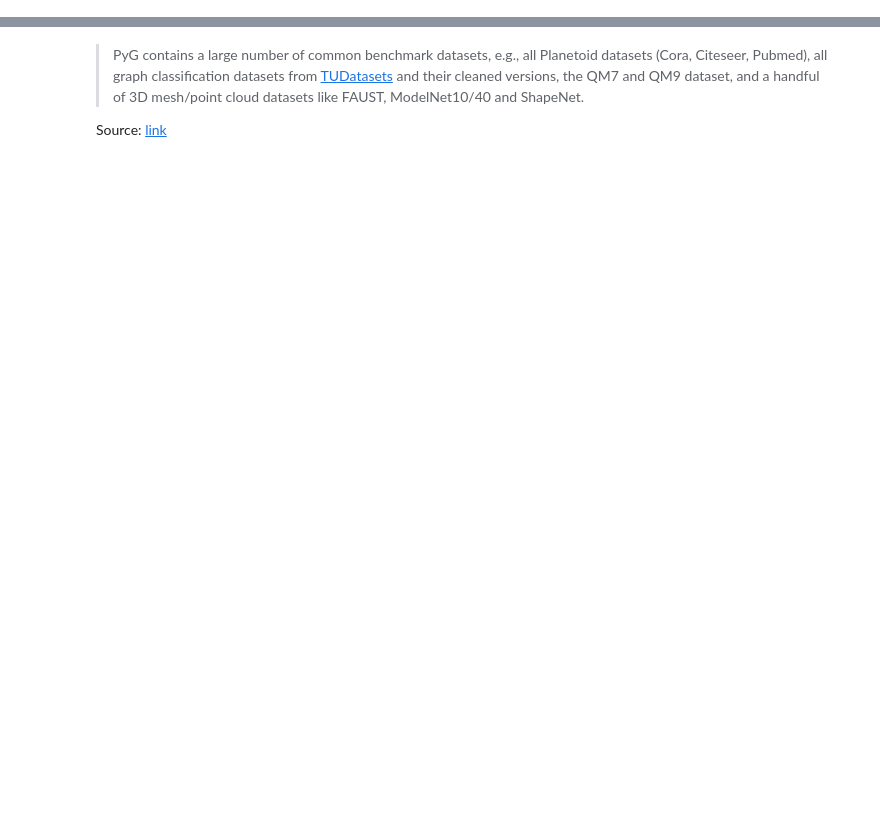
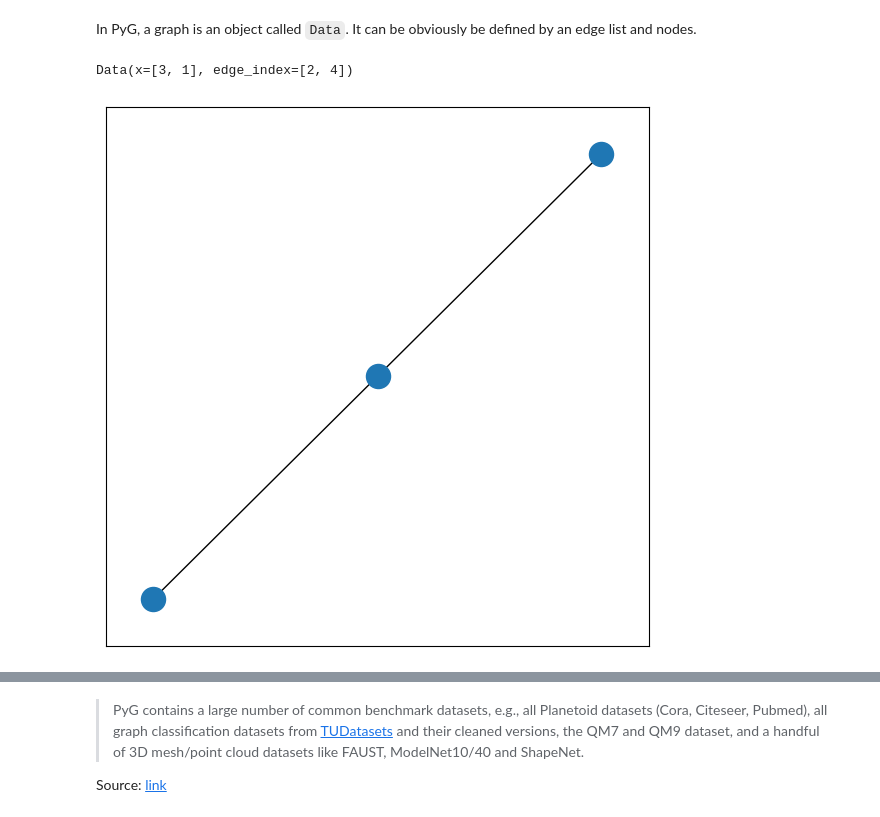
Before and after one commit to radema/graph_nn_cookbook, a Jupyter notebook: notebooks/01_introduction_notebook.ipynb, the cells around one changed output, grey strips where cells are left out. Cells and saved outputs as stored; diff of their text form; code cells hidden in the pictures; blank space fills up the shorter version.

```diff
--- a/notebooks/01_introduction_notebook.ipynb
+++ b/notebooks/01_introduction_notebook.ipynb
@@ -13,3 +29,5 @@ log.info("🧪 Starting notebook")
+# %% [markdown]
+In PyG, a graph is an object called `Data`. It can be obviously be defined by an edge list and nodes.
 # %%
 edge_index = torch.tensor([[0, 1],
                            [1, 0],
@@ -18,8 +36,14 @@ edge_index = torch.tensor([[0, 1],
 x = torch.tensor([[-1], [0], [1]], dtype=torch.float)
 
 data = Data(x=x, edge_index=edge_index.t().contiguous())
-log.info(f"Data validation: {data.validate(raise_on_error=True)}")
 data
+# %% [output]
+Data(x=[3, 1], edge_index=[2, 4])
+# %%
+G = to_networkx(data, to_undirected=True)
+visualize_graph(G, color=data.y)
+# %% [output]
+[figure, added]
 # %%
 for key in data.keys():
     print(key)
```
Also changed, not shown: parts of 19 cells of this notebook.
